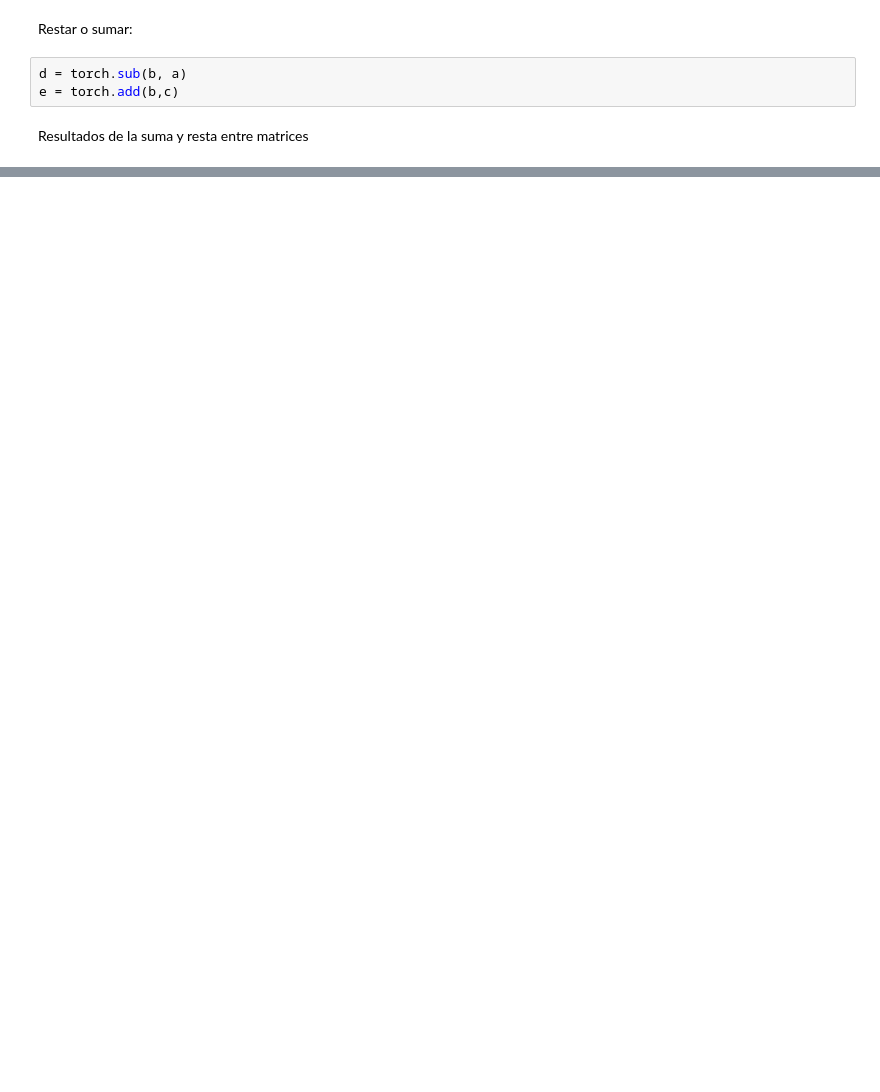
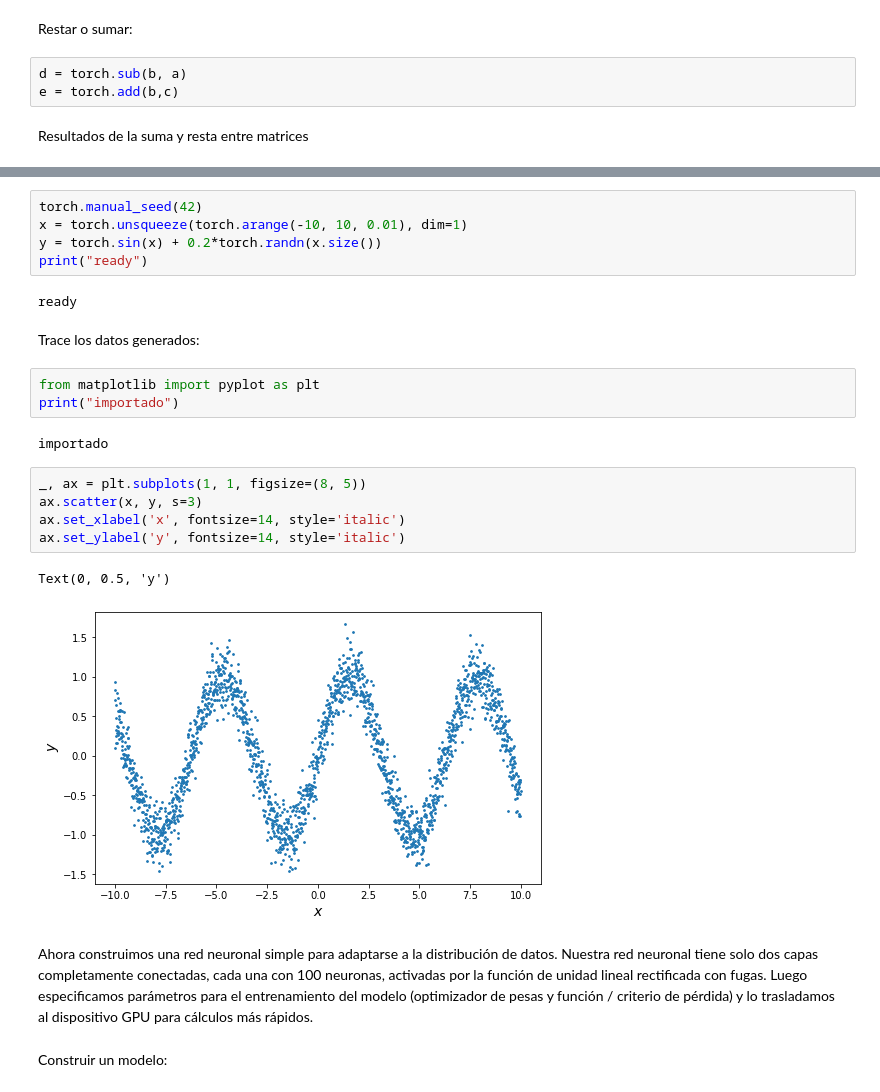
Before and after one commit to nicolegg/Torch_Colab, a Jupyter notebook: TorchMatriz.ipynb, the cells around one changed output, grey strips where cells are left out. Saved outputs shown, nothing was run; the diff lists cells and outputs as text; blank space fills up the shorter version.

```diff
--- a/TorchMatriz.ipynb
+++ b/TorchMatriz.ipynb
@@ -56,0 +170,28 @@ tensor([[2., 1., 1.],
+# %%
+torch.manual_seed(42)
+x = torch.unsqueeze(torch.arange(-10, 10, 0.01), dim=1)
+y = torch.sin(x) + 0.2*torch.randn(x.size())
+print("ready")
+# %% [output]
+ready
+# %% [markdown]
+
+Trace los datos generados:
+# %%
+from matplotlib import pyplot as plt
+print("importado")
+# %% [output]
+importado
+# %%
+_, ax = plt.subplots(1, 1, figsize=(8, 5))
+ax.scatter(x, y, s=3)
+ax.set_xlabel('x', fontsize=14, style='italic')
+ax.set_ylabel('y', fontsize=14, style='italic')
+# %% [output]
+Text(0, 0.5, 'y')
+[figure, added]
+# %% [markdown]
+
+Ahora construimos una red neuronal simple para adaptarse a la distribución de datos. Nuestra red neuronal tiene solo dos capas completamente conectadas, cada una con 100 neuronas, activadas por la función de unidad lineal rectificada con fugas. Luego especificamos parámetros para el entrenamiento del modelo (optimizador de pesas y función / criterio de pérdida) y lo trasladamos al dispositivo GPU para cálculos más rápidos.
+# %% [markdown]
+Construir un modelo:
```
Also changed, not shown: parts of 43 cells of this notebook.
